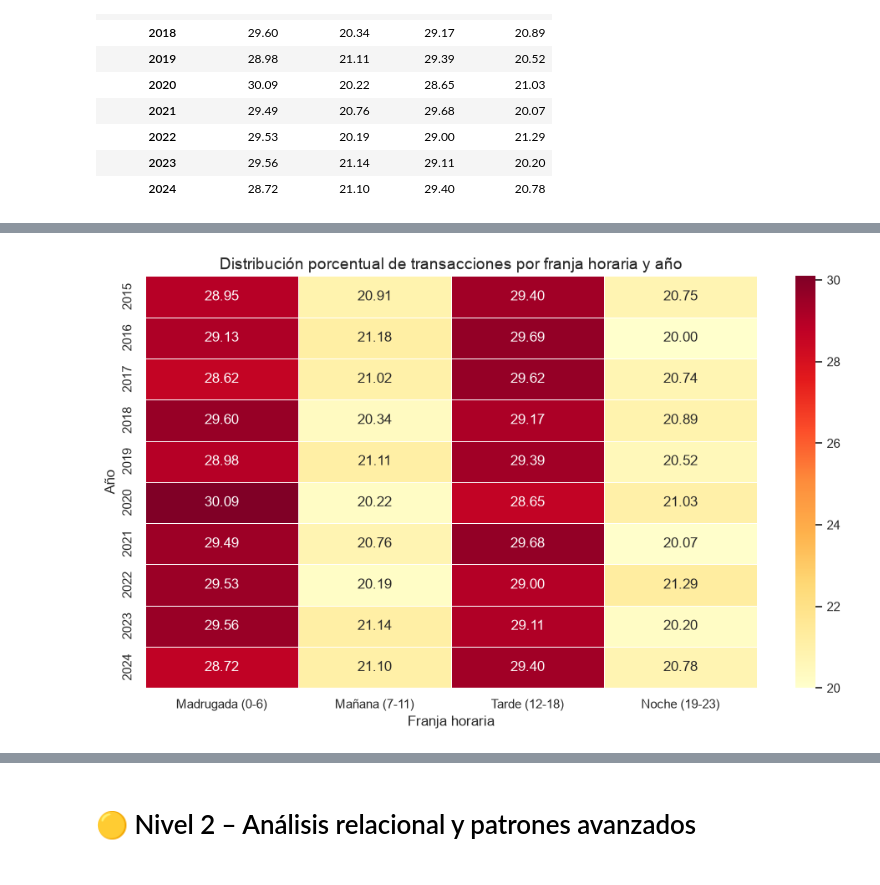
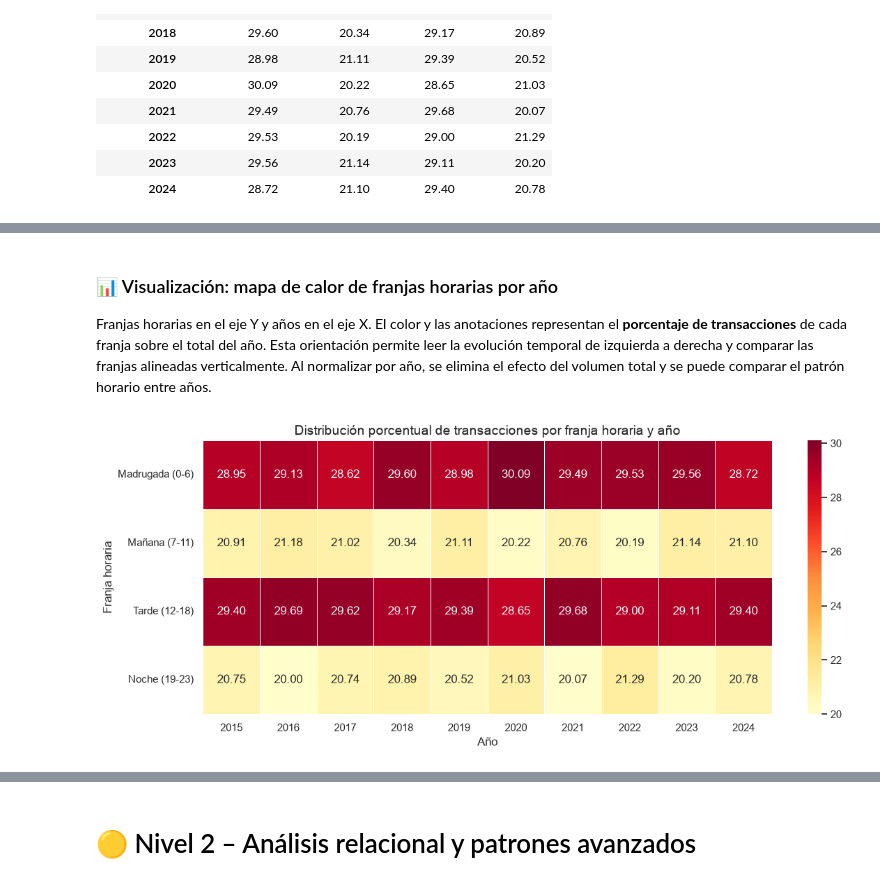
Before and after one commit to AlejandroNPereyra/Sprint-9---Data-Analysis, a Jupyter notebook: Sprint_9.ipynb, the cells around one changed output, grey strips where cells are left out. Saved outputs shown, nothing was run; the diff lists cells and outputs as text; code cells hidden in the pictures.

```diff
--- a/Sprint_9.ipynb
+++ b/Sprint_9.ipynb
@@ -1481,13 +1475,15 @@ dtype: int64
+# %% [markdown]
+### 📊 Visualización: mapa de calor de franjas horarias por año
+
+Franjas horarias en el eje Y y años en el eje X. El color y las anotaciones representan el **porcentaje de transacciones** de cada franja sobre el total del año. Esta orientación permite leer la evolución temporal de izquierda a derecha y comparar las franjas alineadas verticalmente. Al normalizar por año, se elimina el efecto del volumen total y se puede comparar el patrón horario entre años.
 # %%
-import matplotlib.pyplot as plt
-import seaborn as sns
-
-plt.figure(figsize=(10, 6))
-sns.heatmap(ct_pct, annot=True, fmt='.2f', cmap='YlOrRd', linewidths=0.5)
+plt.figure(figsize=(12, 5))
+sns.heatmap(ct_pct_T, annot=True, fmt='.2f', cmap='YlOrRd', linewidths=0.5,
+            xticklabels=ct_pct_T.columns.astype(int))
 plt.title('Distribución porcentual de transacciones por franja horaria y año')
-plt.xlabel('Franja horaria')
-plt.ylabel('Año')
+plt.xlabel('Año')
+plt.ylabel('Franja horaria')
 plt.tight_layout()
 plt.show()
 # %% [output]
-[figure, old version]
+[figure, new version]
```
Also changed, not shown: parts of 7 cells of this notebook.
